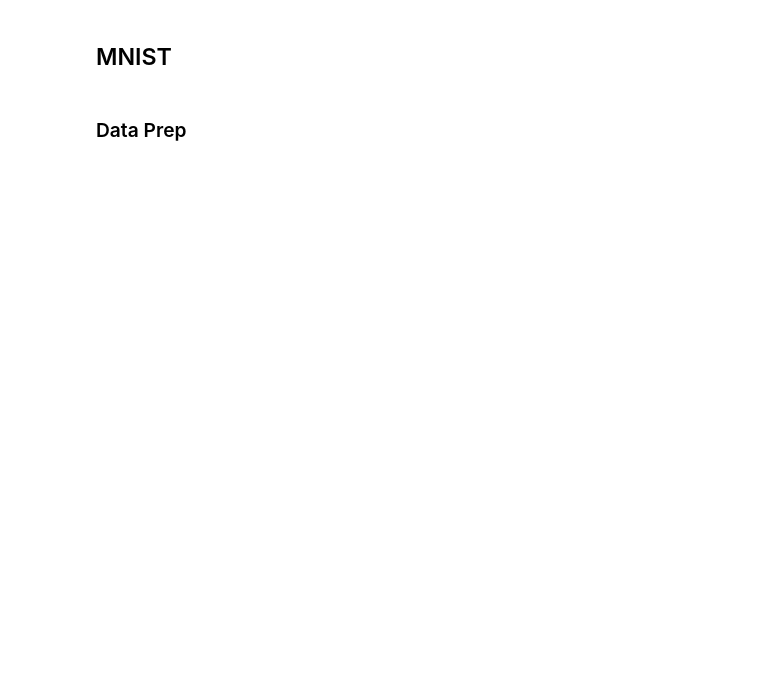
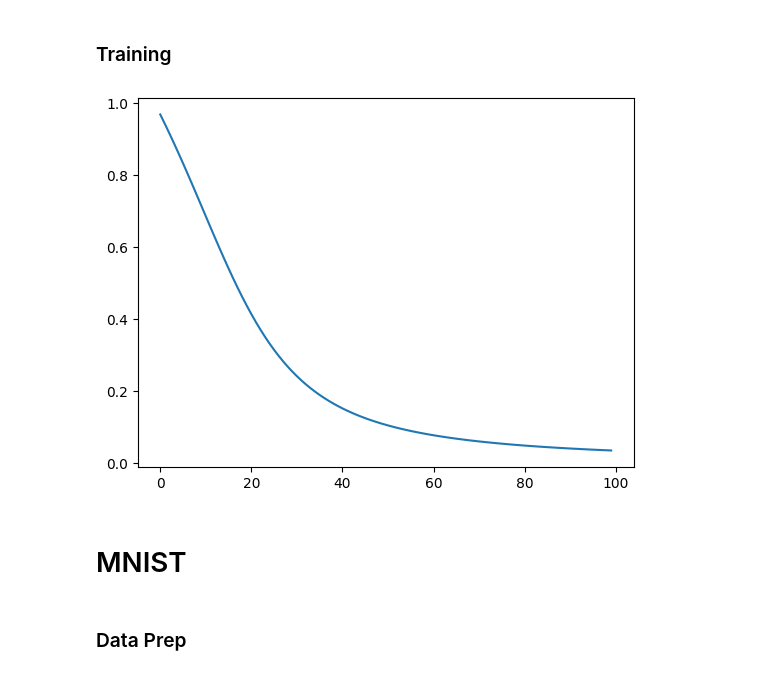
Before and after one commit to chris-hoertnagl/Mojo-Dojo, a Jupyter notebook: code/neural_net.ipynb, the cells around one changed output. Cells and saved outputs as stored; diff of their text form; code cells hidden in the pictures; blank space fills up the shorter version.

```diff
--- a/code/neural_net.ipynb
+++ b/code/neural_net.ipynb
@@ -89,0 +181,21 @@ np.float64(1.0)
+# %%
+hidden_dim = 5
+X = np.array([[0, 0, 0, 1]])
+Y= np.array([[0, 1, 0]])
+nn = NeuralNetwork(X.shape[1], hidden_dim, hidden_dim, Y.shape[1], (-0.3,0.3), 0.02, np.float64)
+
+from IPython.display import clear_output
+
+def do_iteration(i):
+    clear_output()
+    print(f"Iteration: {i}")
+    out = nn.forward(X[0]).reshape((1, nn.output_size))
+    print("Prediction")
+    print(f"Net output: {out}  --> {np.argmax(out)}")
+    act =  Y[0].reshape(1,3)
+    print("Expected value")
+    print(f"One Hot: {act}  --> {np.argmax(act)}")
+    loss = np.sum(mse(out,act))
+    print(f"Loss: {loss}")
+    nn.backward(act, out)
+    return loss
@@ -89,0 +204,4 @@ np.float64(1.0)
+# %%
+i = 0
+do_iteration(i)
+i += 1
@@ -89,0 +217,9 @@ np.float64(1.0)
+# %%
+iterations = []
+losses = []
+for i in range(100):
+    iterations.append(i)
+    losses.append(do_iteration(i))
+
+plt.plot(iterations, losses)
+plt.show()
@@ -90,5 +234,17 @@ np.float64(1.0)
+# %% [markdown]
+### Training
+# %%
+hidden_dim = 5
+X = np.array([[0, 0, 0, 1] for _ in range(100)])
+Y= np.array([[0, 1, 0] for _ in range(100)])
+nn = NeuralNetwork(X.shape[1], hidden_dim, hidden_dim, Y.shape[1], (-0.3,0.3), 0.02, np.float64)
+losses = nn.train(X, Y)
+plt.plot([i for i in range(100)], [np.sum(l) for l in losses])
+plt.show()
+# %% [output]
+[figure, added]
 # %% [markdown]
-## MNIST
+# MNIST
 # %% [markdown]
 ### Data Prep
 # %%
```
Also changed, not shown: parts of 42 cells of this notebook.
